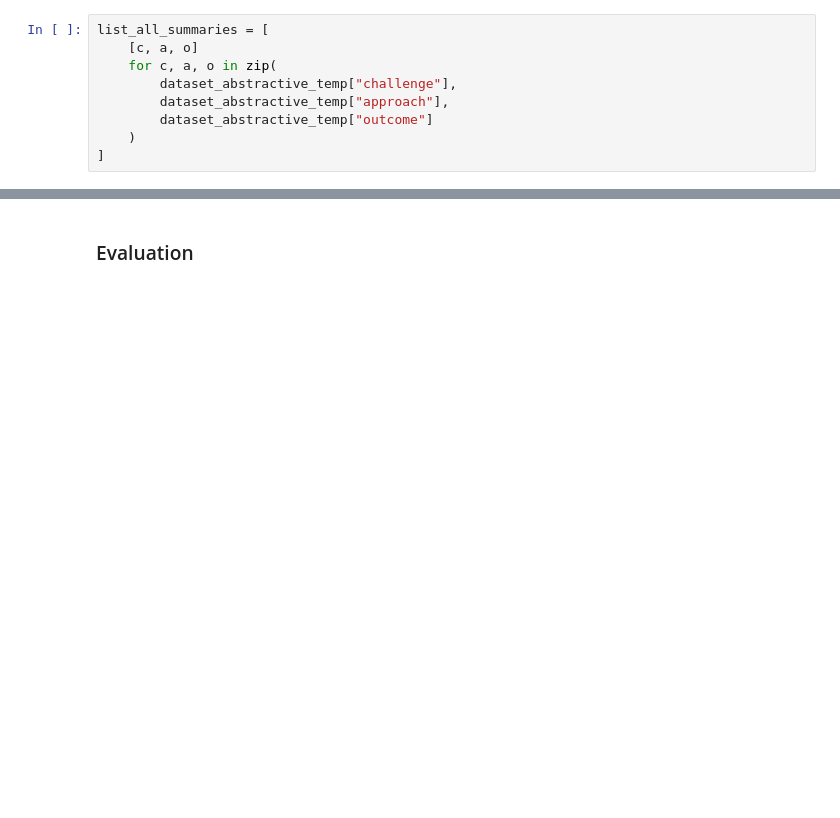
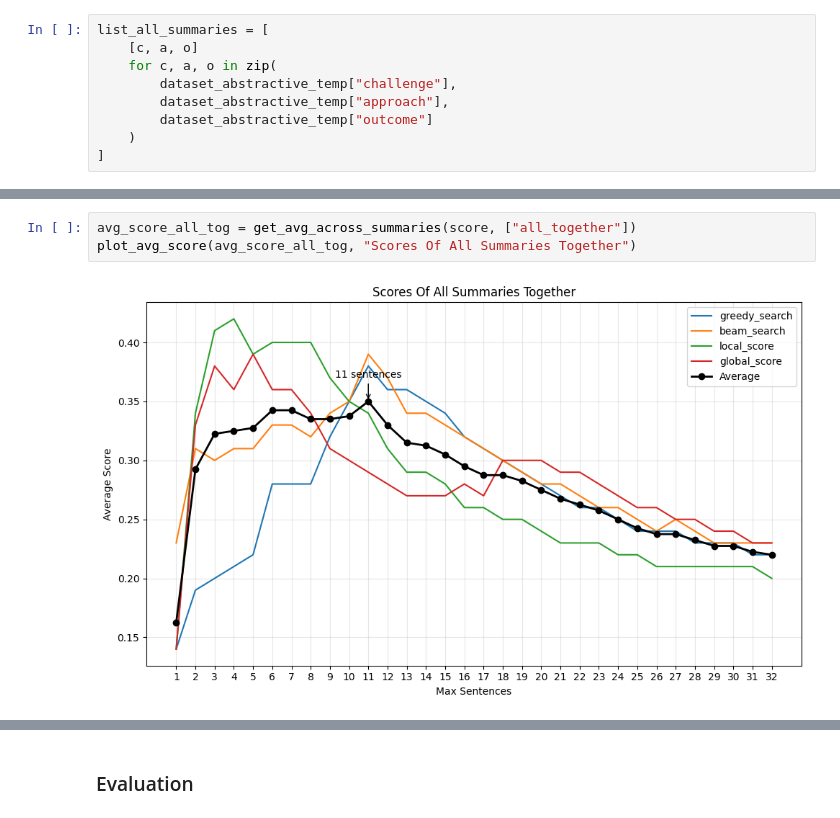
Before and after one commit to fedemarchits/Extractive-Summarization-with-LLMs-and-Heuristics, a Jupyter notebook: TrackB.ipynb, the cells around one changed output, grey strips where cells are left out. Saved outputs shown, nothing was run; the diff lists cells and outputs as text; blank space fills up the shorter version.

```diff
--- a/TrackB.ipynb
+++ b/TrackB.ipynb
@@ -322,0 +529,5 @@ TODO
+# %%
+avg_score_all_tog = get_avg_across_summaries(score, ["all_together"])
+plot_avg_score(avg_score_all_tog, "Scores Of All Summaries Together")
+# %% [output]
+[figure, added]
```
Also changed, not shown: parts of 20 cells of this notebook.
